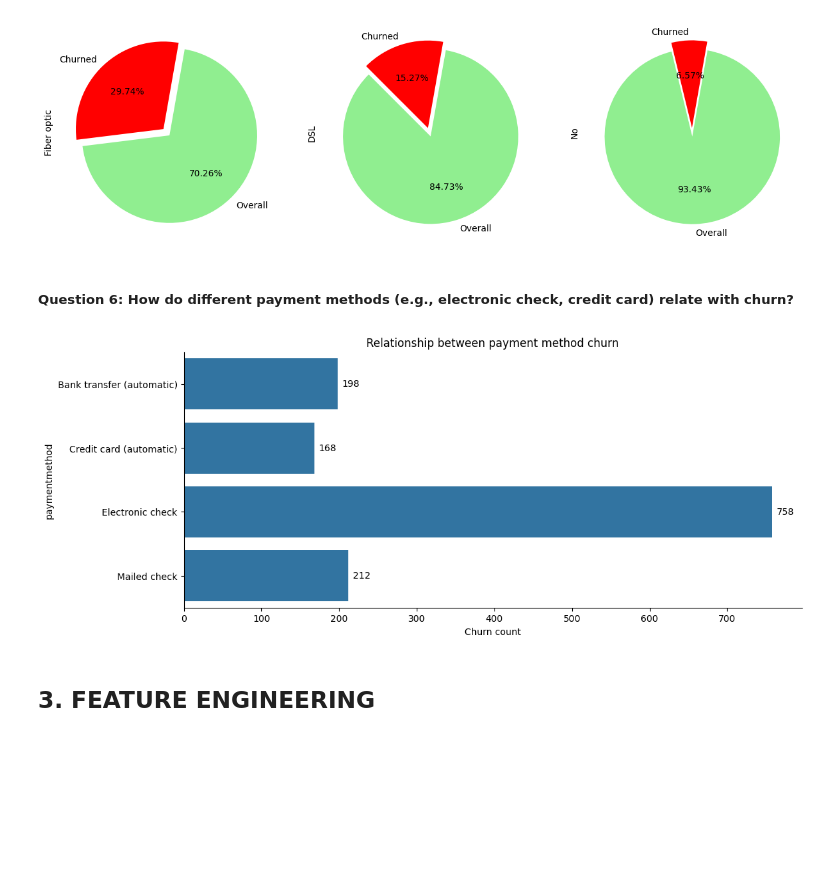
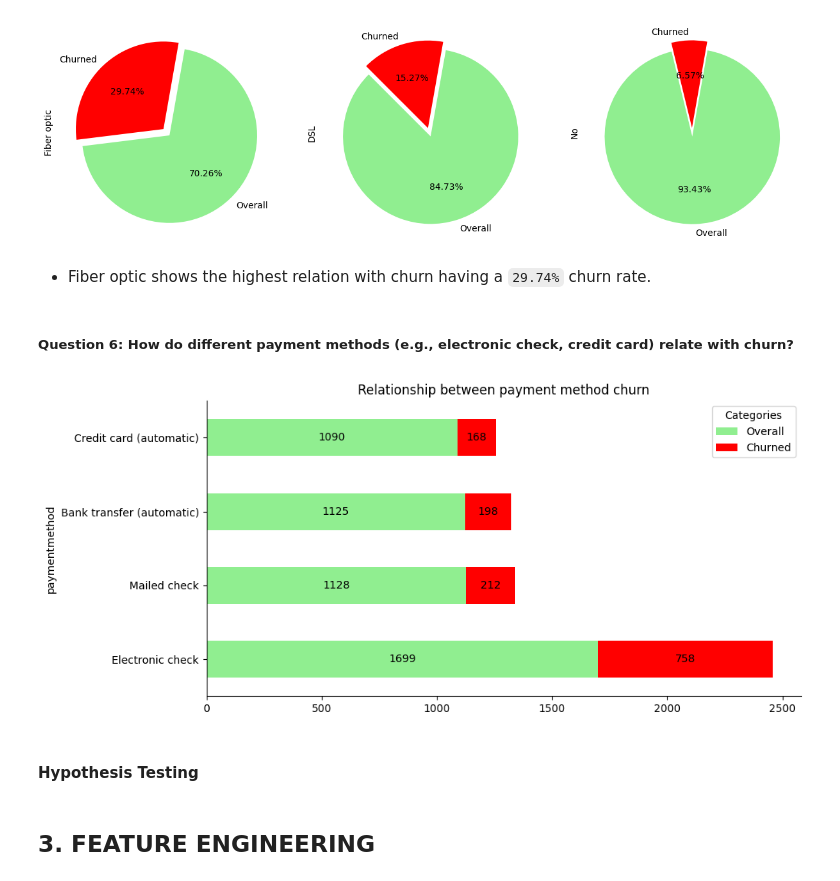
Before and after one commit to Rama-Mwenda/Customer_Churn, a Jupyter notebook: Notebooks/Customer_Churn.ipynb, the cells around one changed output. Saved outputs shown, nothing was run; the diff lists cells and outputs as text; code cells hidden in the pictures; blank space fills up the shorter version.

```diff
--- a/Notebooks/Customer_Churn.ipynb
+++ b/Notebooks/Customer_Churn.ipynb
@@ -851,21 +853,29 @@ for i,col in enumerate(data):
     data[col].plot(kind='pie', autopct = '%2.2f%%', explode=[0.05,0.05], startangle=80, figsize=(15,15), colors=['red','lightgreen'])
 # %% [output]
 [figure]
+# %% [markdown]
+* Fiber optic shows the highest relation with churn having a `29.74%` churn rate.
 # %% [markdown]
 ##### **Question 6:** How do different payment methods (e.g., electronic check, credit card) relate with churn?
 # %%
 #Checking relationship between churned customers, contract types and payment methods.
-plt.figure(figsize=(12,5))
-ax = sns.barplot(data=(train['paymentmethod'].where(train['churn']=='Yes').value_counts()), orient='h')
-for p in ax.patches:
-    ax.annotate("%.0f" % p.get_width(), xy=(p.get_width(), p.get_y()+p.get_height()/2),
-            xytext=(5, 0), textcoords='offset points', ha="left", va="center")
+pymnt_ys = train['paymentmethod'].where(train['churn']=='Yes').value_counts()
+pymnt_ovrl = train['paymentmethod'].value_counts()
+data=pd.DataFrame({'Overall':pymnt_ovrl,'Churned':pymnt_ys})
+data
+
+ax = data.plot(kind='barh', stacked=True, color=['lightgreen', 'red'],figsize=(10,5))
+for c in ax.containers:
+    ax.bar_label(c, label_type='center')
+
+ax.legend(title='Categories', loc='upper right')
 sns.despine(top=True, right=True)
-plt.xlabel('Churn count')
 plt.title('Relationship between payment method churn')
 plt.show()
 # %% [output]
-[figure, old version]
+[figure, new version]
+# %% [markdown]
+####  **Hypothesis Testing**
 # %% [markdown]
 ## **3. FEATURE ENGINEERING**
 # %%
```
Also changed, not shown: parts of 11 cells of this notebook, 1 other file.
